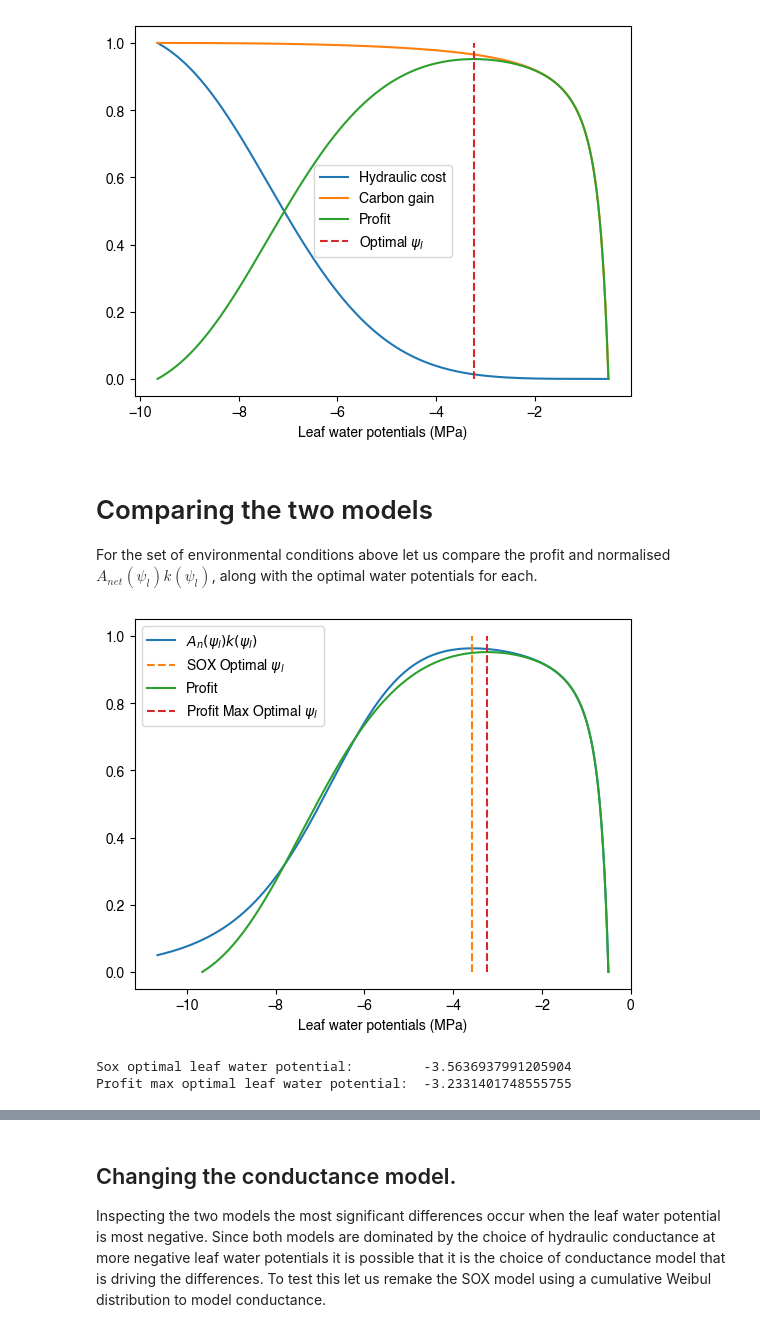
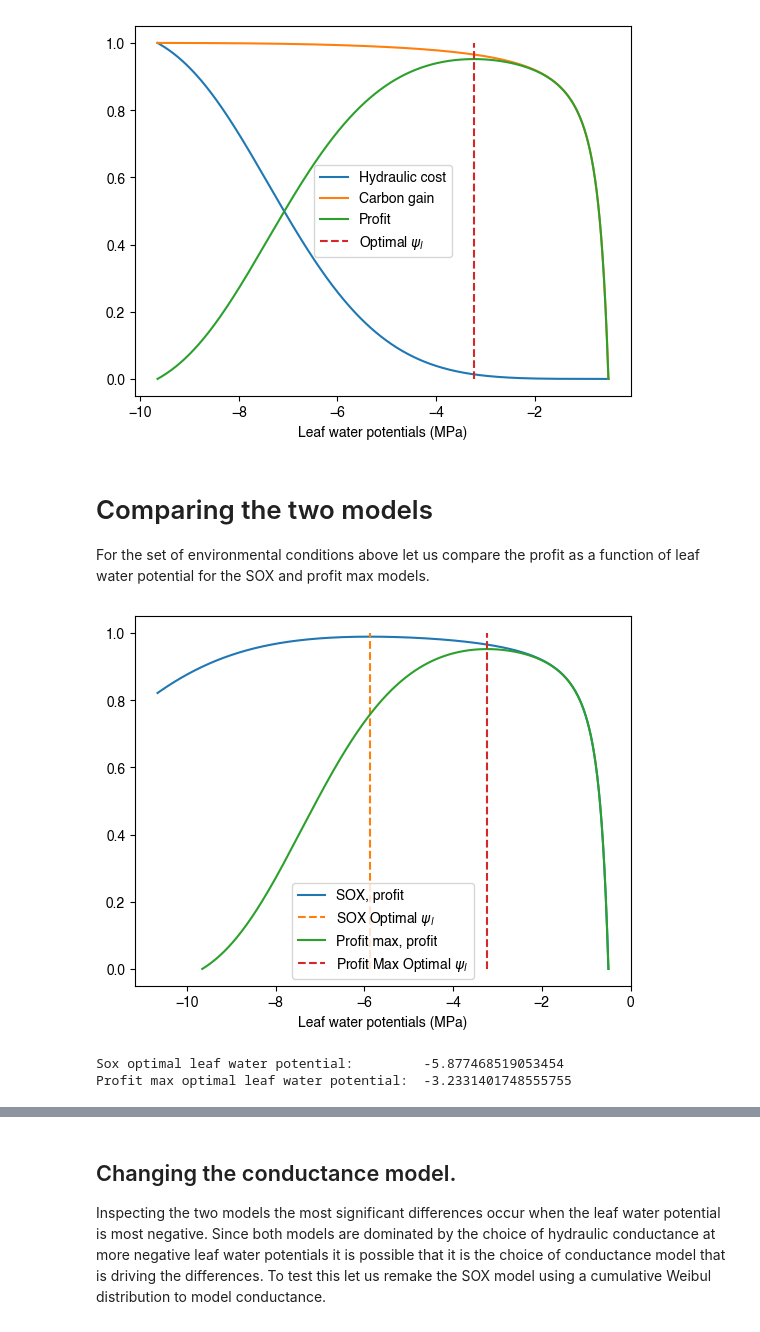
Before and after one commit to CaleBaguley/profit-optimisation-model, a Jupyter notebook: note books/SOX model.ipynb, the cells around one changed output, grey strips where cells are left out. Cells and saved outputs as stored; diff of their text form; code cells hidden in the pictures.

```diff
--- a/note books/SOX model.ipynb
+++ b/note books/SOX model.ipynb
@@ -244,7 +244,7 @@ intercellular_oxygen = 210.0 #(umol mol-1)
 photosynthetically_active_radiation = 500. #(umol m-2 s-1)
 number_of_sample_points = 10000
 
-SOX_profit, SOX_CO2_gain, SOX_hydraulic_costs, SOX_CO2_uptake, __, __, __, SOX_water_potentials = \
+SOX_profit, SOX_CO2_gain, SOX_hydraulic_costs, SOX_CO2_uptake, __, SOX_ci, __, SOX_water_potentials = \
     SOX_model.profit_as_a_function_of_leaf_water_potential(soil_water_potential,
                                                            air_temperature,
                                                            air_vapour_pressure_deficit,
@@ -256,6 +256,7 @@ SOX_profit, SOX_CO2_gain, SOX_hydraulic_costs, SOX_CO2_uptake, __, __, __, SOX_w
 
 SOX_maximum_profit_id = nanargmax(SOX_profit)
 SOX_optimal_leaf_water_potential = SOX_water_potentials[SOX_maximum_profit_id]
+SOX_optimal_ci = SOX_ci[SOX_maximum_profit_id]
 
 plt.plot(SOX_water_potentials, 1 - SOX_hydraulic_costs, label = "Hydraulic conductance")
 plt.plot(SOX_water_potentials, SOX_CO2_gain, label = "Carbon gain")
@@ -308,7 +309,7 @@ profit_max_model = ProfitMaxModel(profit_max_hydraulic_cost_model,
 # %% [markdown]
 # Run Profit Max model
 # %%
-profit_max_profit, profit_max_CO2_gain, profit_max_hydraulic_costs, profit_max_CO2_uptake, __, __, __, profit_max_water_potentials = \
+profit_max_profit, profit_max_CO2_gain, profit_max_hydraulic_costs, profit_max_CO2_uptake, __, profit_max_ci, __, profit_max_water_potentials = \
     profit_max_model.profit_as_a_function_of_leaf_water_potential(soil_water_potential,
                                                                   air_temperature,
                                                                   air_vapour_pressure_deficit,
@@ -320,6 +321,7 @@ profit_max_profit, profit_max_CO2_gain, profit_max_hydraulic_costs, profit_max_C
 
 profit_max_maximum_profit_id = nanargmax(profit_max_profit)
 profit_max_optimal_leaf_water_potential = profit_max_water_potentials[profit_max_maximum_profit_id]
+profit_max_optimal_ci = profit_max_ci[profit_max_maximum_profit_id]
 
 plt.plot(profit_max_water_potentials, profit_max_hydraulic_costs, label = "Hydraulic cost")
 plt.plot(profit_max_water_potentials, profit_max_CO2_gain, label = "Carbon gain")
@@ -334,21 +336,21 @@ plt.show()
 # %% [markdown]
 # Comparing the two models
 
-For the set of environmental conditions above let us compare the profit and normalised $A_{net}(\psi_l)k(\psi_l)$, along with the optimal water potentials for each.
+For the set of environmental conditions above let us compare the profit as a function of leaf water potential for the SOX and profit max models.
 # %%
-plt.plot(SOX_water_potentials, SOX_profit, label = "$A_n(\psi_l)k(\psi_l)$")
+plt.plot(SOX_water_potentials, SOX_profit, label = "SOX, profit")
 plt.plot([SOX_optimal_leaf_water_potential, SOX_optimal_leaf_water_potential], [0,1], linestyle='--', label = "SOX Optimal $\psi_l$")
 
-plt.plot(profit_max_water_potentials, profit_max_profit, label = "Profit")
+plt.plot(profit_max_water_potentials, profit_max_profit, label = "Profit max, profit")
 plt.plot([profit_max_optimal_leaf_water_potential, profit_max_optimal_leaf_water_potential], [0,1], linestyle='--', label = "Profit Max Optimal $\psi_l$")
 plt.legend()
 plt.xlabel("Leaf water potentials (MPa)")
 plt.ylabel("")
 plt.show()
 
 print("Sox optimal leaf water potential:        ", SOX_optimal_leaf_water_potential)
 print("Profit max optimal leaf water potential: ", profit_max_optimal_leaf_water_potential)
 # %% [output]
-[figure, old version]
+[figure, new version]
-Sox optimal leaf water potential:         -3.5636937991205904
+Sox optimal leaf water potential:         -5.877468519053454
 Profit max optimal leaf water potential:  -3.2331401748555755
```
Also changed, not shown: parts of 6 cells of this notebook, 4 other files.
